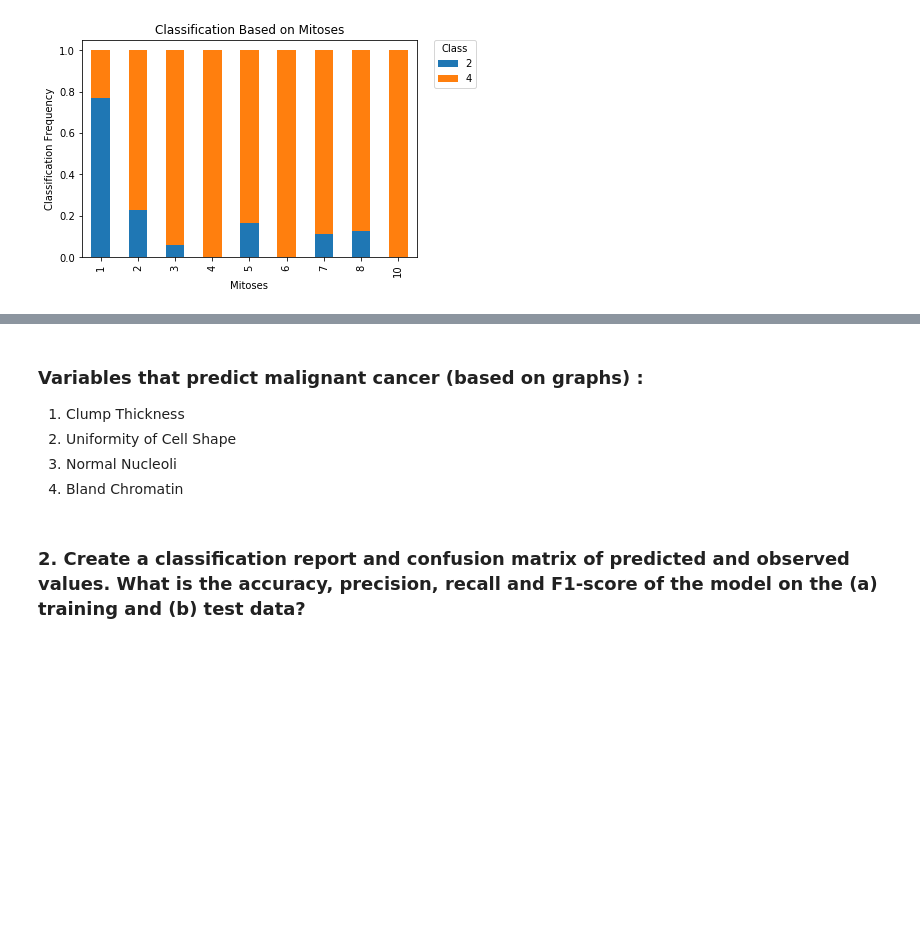
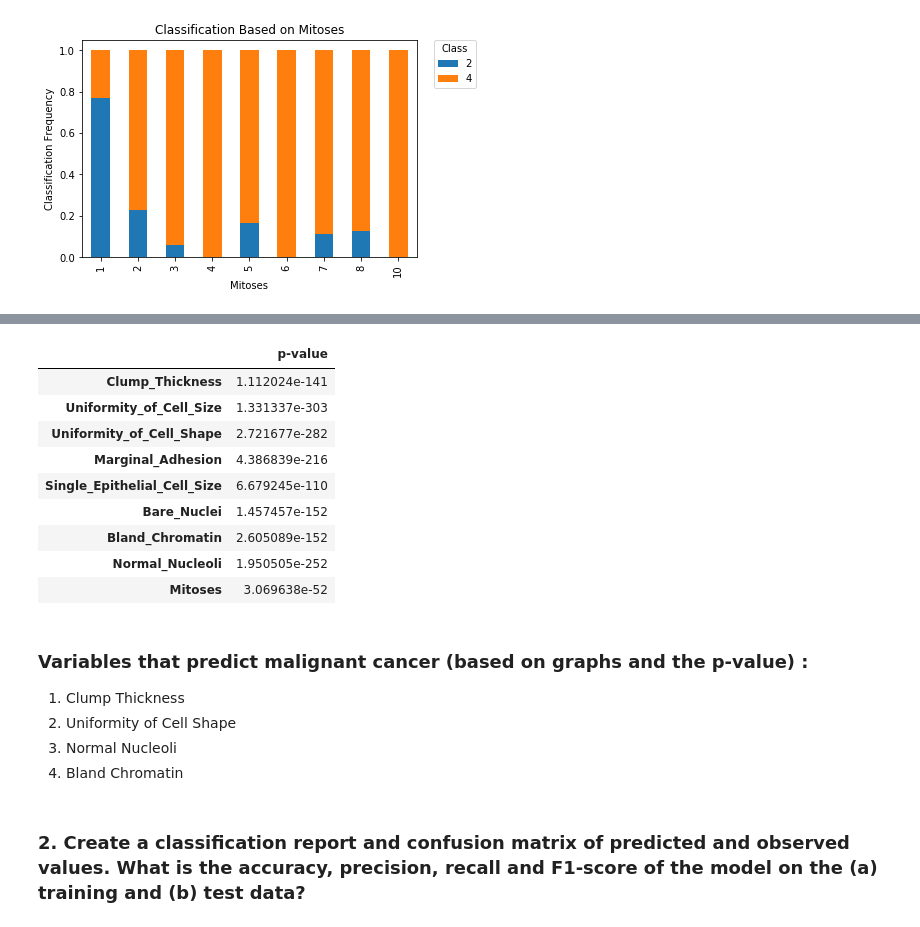
Before and after one commit to PhathuAuti/logreg_cancer, a Jupyter notebook: Predict Breast Cancer.ipynb, the cells around one changed output, grey strips where cells are left out. Saved outputs shown, nothing was run; the diff lists cells and outputs as text; code cells hidden in the pictures; blank space fills up the shorter version.

```diff
--- a/Predict Breast Cancer.ipynb
+++ b/Predict Breast Cancer.ipynb
@@ -223,5 +256,19 @@ Text(0, 0.5, 'Classification Frequency')
+# %%
+p_vals = pd.DataFrame(pval, X.columns, columns = ["p-value"])
+p_vals
+# %% [output]
+|  | p-value |
+| Clump_Thickness | 1.112024e-141 |
+| Uniformity_of_Cell_Size | 1.331337e-303 |
+| Uniformity_of_Cell_Shape | 2.721677e-282 |
+| Marginal_Adhesion | 4.386839e-216 |
+| Single_Epithelial_Cell_Size | 6.679245e-110 |
+| Bare_Nuclei | 1.457457e-152 |
+| Bland_Chromatin | 2.605089e-152 |
+| Normal_Nucleoli | 1.950505e-252 |
+| Mitoses | 3.069638e-52 |
 # %% [markdown]
-### Variables that predict malignant cancer (based on graphs) :
+### Variables that predict malignant cancer (based on graphs and the p-value) :
 1. Clump Thickness
 2. Uniformity of Cell Shape
 3. Normal Nucleoli
```
Also changed, not shown: parts of 5 cells of this notebook.
